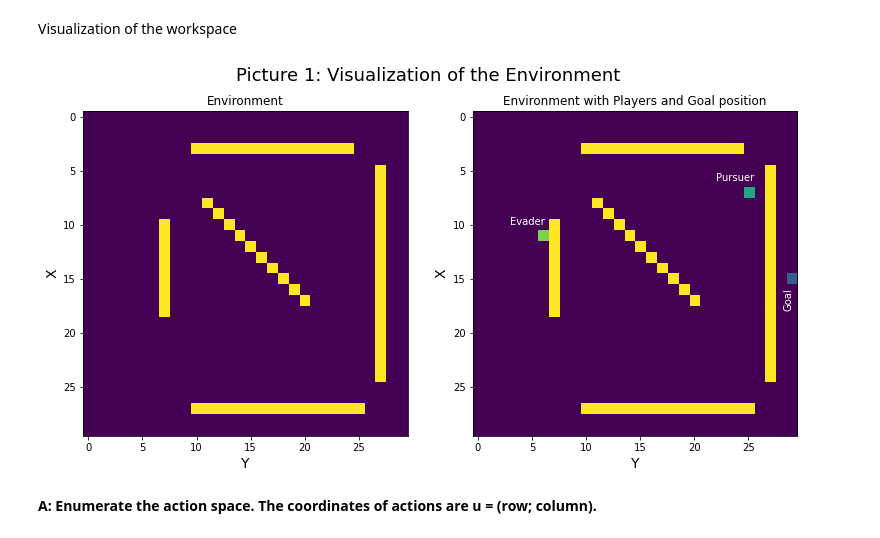
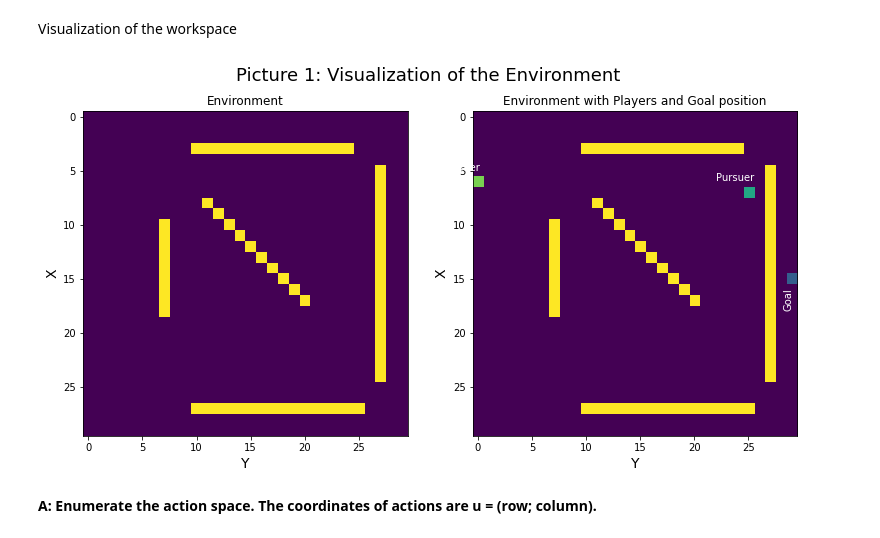
Before and after one commit to AleksandrKashirin/Planning-Algorithms, a Jupyter notebook: PS4/KashirinAleksandr_addPS.ipynb, the cells around one changed output. Drawn from its saved outputs; the diff is of its cells as text; code cells hidden in the pictures.

```diff
--- a/PS4/KashirinAleksandr_addPS.ipynb
+++ b/PS4/KashirinAleksandr_addPS.ipynb
@@ -36,35 +37,35 @@ data = np.load("data_ps3.npz")
 environment = data['environment']
 
 # Plot the environment
 plt.figure(figsize=[6.4*2, 6])
 plt.suptitle('Picture 1: Visualization of the Environment', fontsize=suptitlesize)
 
 # Plot the environment
 plt.subplot(1, 2, 1)
 plt.imshow(environment)
 plt.title('Environment')
 plt.xlabel('Y', fontsize=labelsize)
 plt.ylabel('X', fontsize=labelsize)
 
 # Define goal state and initial state
-X_evader = (11, 6)
+X_evader = (6, 0)
 X_pursuer = (7, 25)
 X_goal = (15, 29)
 
 # Plot the Environment with goal and initial states
 plt.subplot(1, 2, 2)
 im = plot_joint_enviroment(environment, X_evader, X_pursuer, X_goal)
 plt.imshow(im)
 plt.title('Environment with Players and Goal position')
 plt.text(X_evader[1] - 3, X_evader[0] - 1, "Evader", c='white')
 plt.text(X_pursuer[1] - 3, X_pursuer[0] - 1, "Pursuer", c='white')
 plt.text(X_goal[1], X_goal[0] + 3, "Goal", c='white', rotation='vertical', rotation_mode='anchor')
 plt.xlabel('Y', fontsize=labelsize)
 plt.ylabel('X', fontsize=labelsize)
 
 plt.show()
 # %% [output]
-[figure, old version]
+[figure, new version]
 # %% [markdown]
 **A: Enumerate the action space. The coordinates of actions are u = (row; column).**
 # %%
```
Also changed, not shown: parts of 10 cells of this notebook, 6 other files.
